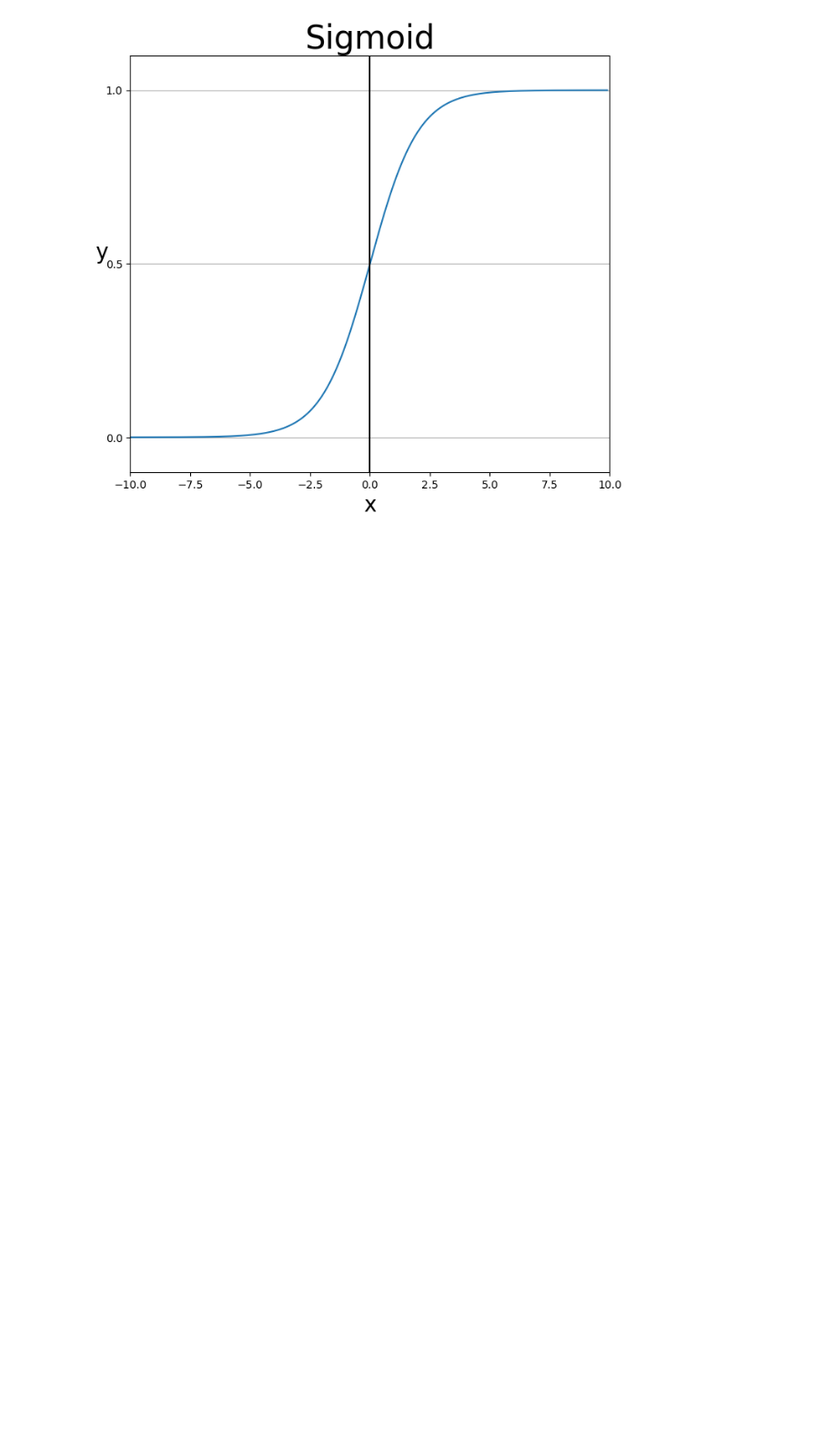
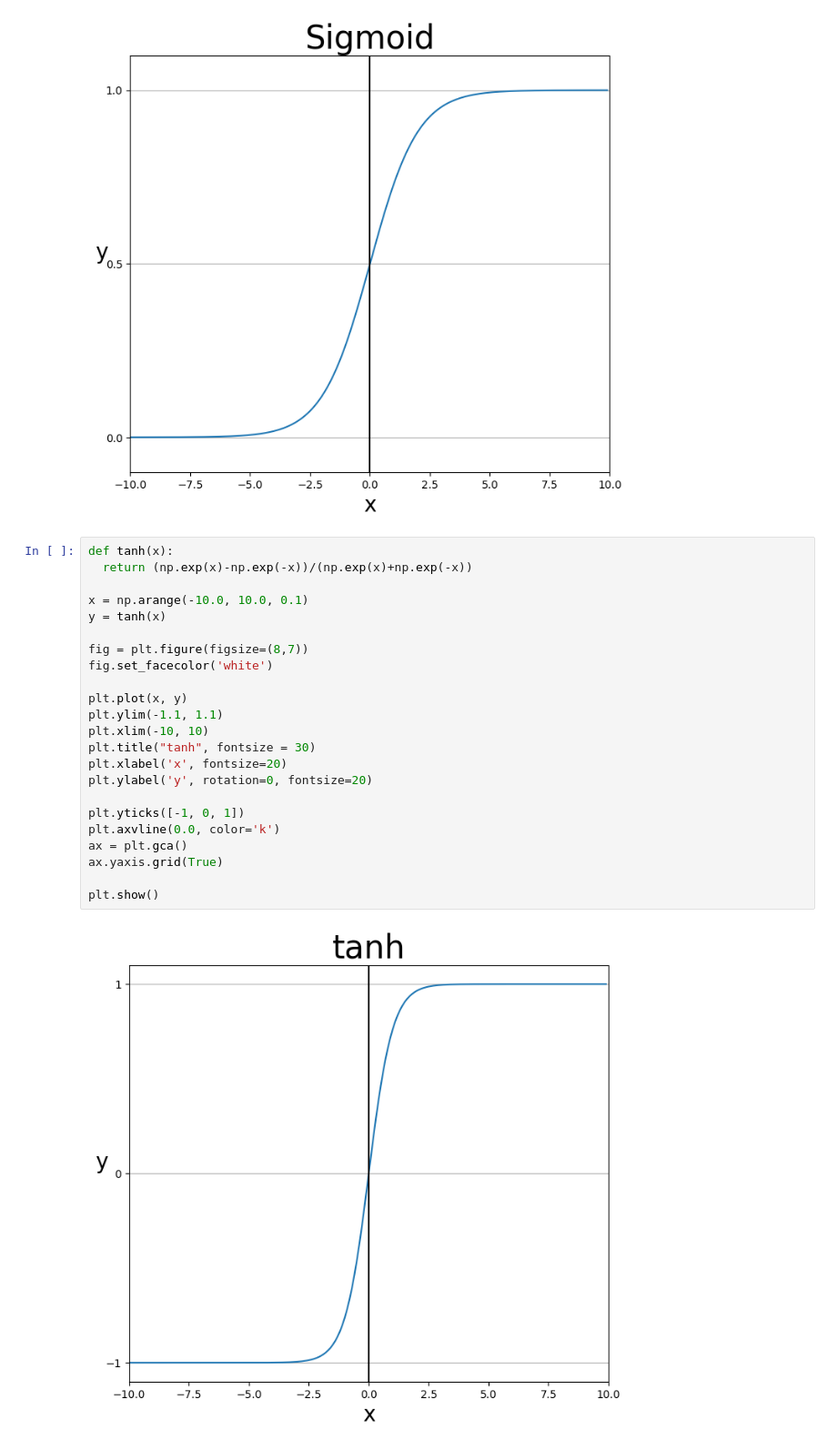
Before and after one commit to codebjjung/ML-DL, a Jupyter notebook: func.ipynb, the cells around one changed output. Shown at 91% size. Cells and saved outputs as stored; diff of their text form; blank space fills up the shorter version.

Commit message:
Sigmoid, Tanh, ReLU, Leaky ReLU

```diff
--- a/func.ipynb
+++ b/func.ipynb
@@ -28,3 +28,28 @@ ax.yaxis.grid(True)
 plt.show()
 # %% [output]
 [figure]
+# %%
+def tanh(x):
+  return (np.exp(x)-np.exp(-x))/(np.exp(x)+np.exp(-x))
+
+x = np.arange(-10.0, 10.0, 0.1)
+y = tanh(x)
+
+fig = plt.figure(figsize=(8,7))
+fig.set_facecolor('white')
+
+plt.plot(x, y)
+plt.ylim(-1.1, 1.1)
+plt.xlim(-10, 10)
+plt.title("tanh", fontsize = 30)
+plt.xlabel('x', fontsize=20)
+plt.ylabel('y', rotation=0, fontsize=20)
+
+plt.yticks([-1, 0, 1])
+plt.axvline(0.0, color='k')
+ax = plt.gca()
+ax.yaxis.grid(True)
+
+plt.show()
+# %% [output]
+[figure, added]
```
Also changed, not shown: parts of 2 cells of this notebook.
